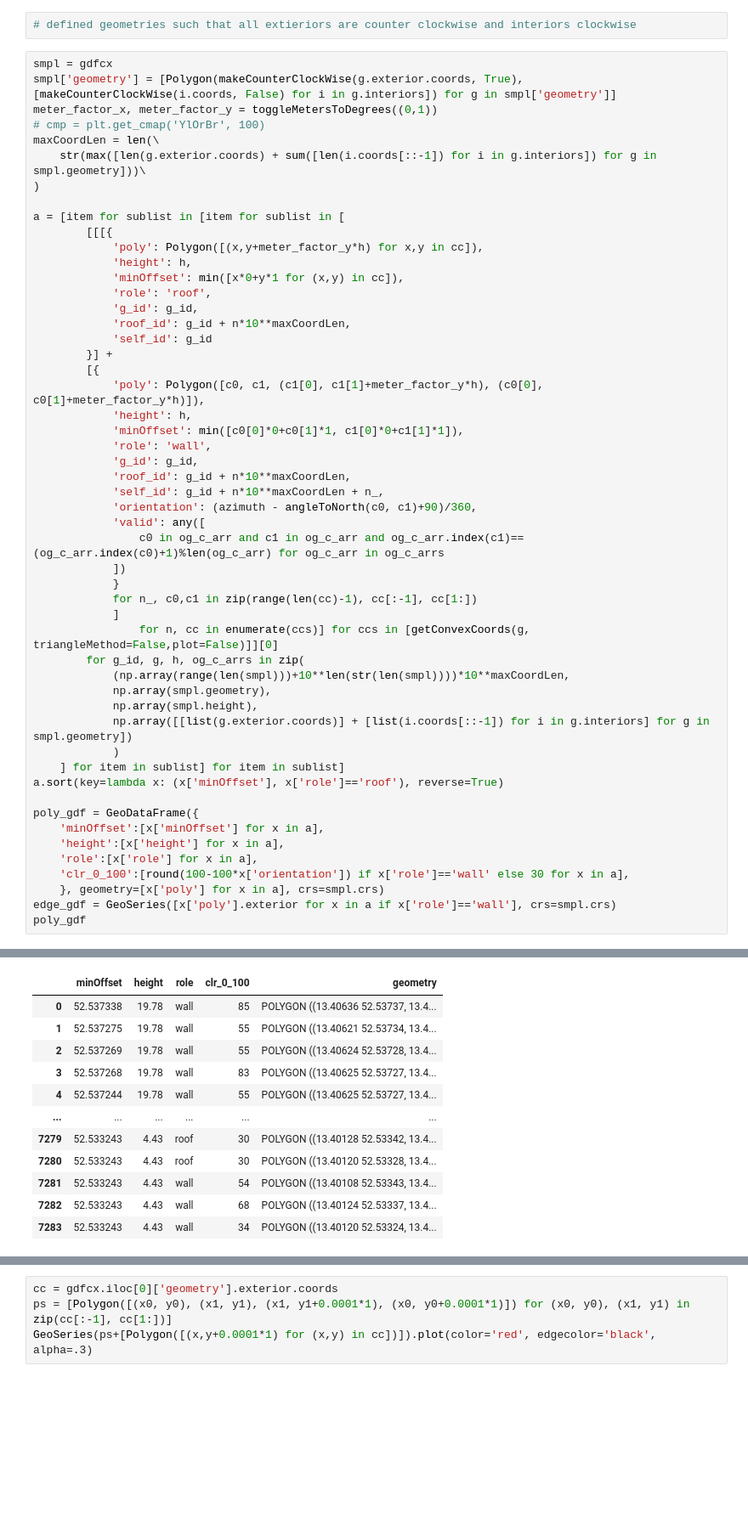
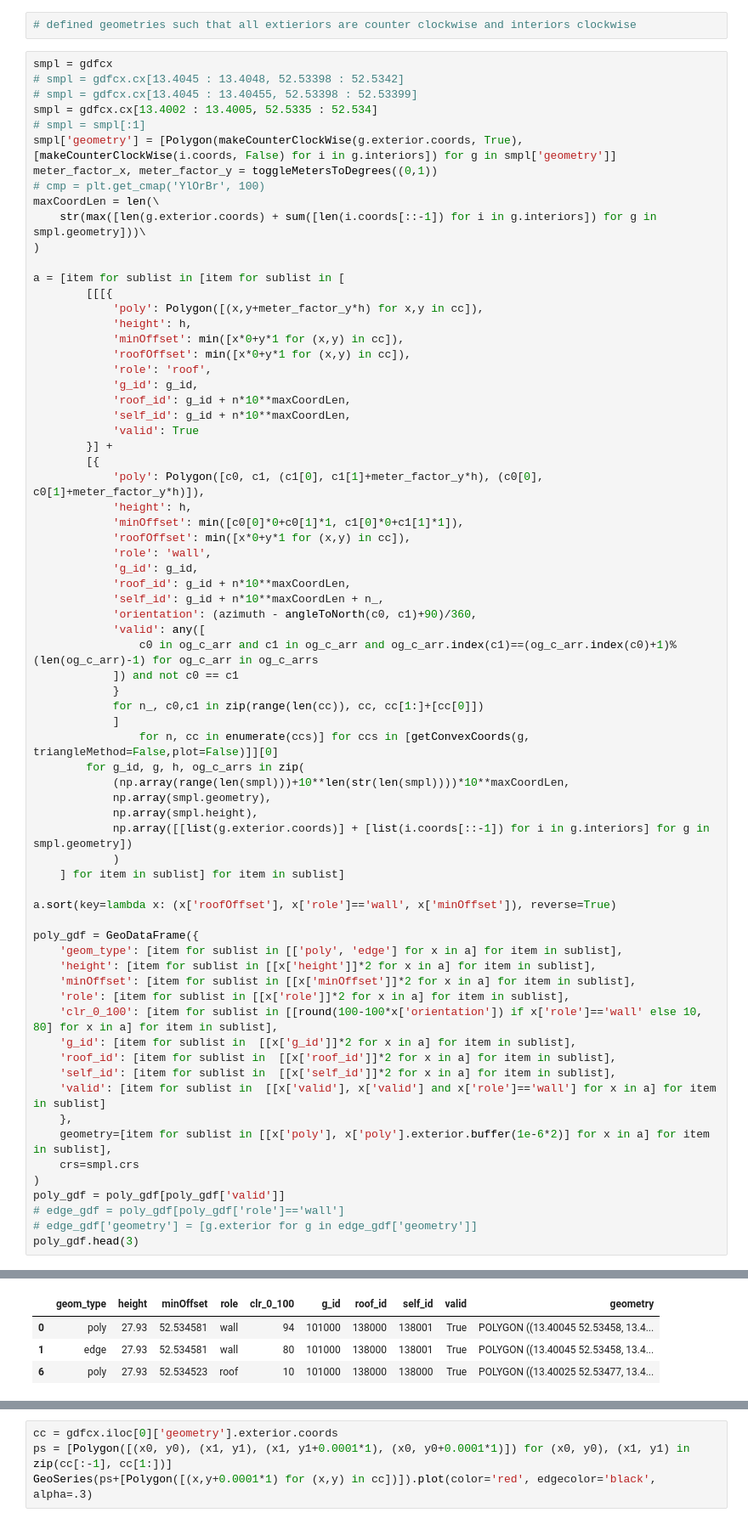
Before and after one commit to maximylius/map_visualization_algorithms, a Jupyter notebook: 3D_map.ipynb, the cells around one changed output, grey strips where cells are left out. Shown at 85% size. Saved outputs shown, nothing was run; the diff lists cells and outputs as text; blank space fills up the shorter version.

```diff
--- a/3D_map.ipynb
+++ b/3D_map.ipynb
@@ -731,6 +732,10 @@ def makeCounterClockWise(arr, bl):
 # defined geometries such that all extieriors are counter clockwise and interiors clockwise
 # %%
 smpl = gdfcx
+# smpl = gdfcx.cx[13.4045 : 13.4048, 52.53398 : 52.5342]
+# smpl = gdfcx.cx[13.4045 : 13.40455, 52.53398 : 52.53399]
+smpl = gdfcx.cx[13.4002 : 13.4005, 52.5335 : 52.534]
+# smpl = smpl[:1]
 smpl['geometry'] = [Polygon(makeCounterClockWise(g.exterior.coords, True), [makeCounterClockWise(i.coords, False) for i in g.interiors]) for g in smpl['geometry']]
 meter_factor_x, meter_factor_y = toggleMetersToDegrees((0,1))
 # cmp = plt.get_cmap('YlOrBr', 100)
@@ -743,25 +748,28 @@ a = [item for sublist in [item for sublist in [
             'poly': Polygon([(x,y+meter_factor_y*h) for x,y in cc]),
             'height': h,
             'minOffset': min([x*0+y*1 for (x,y) in cc]),
+            'roofOffset': min([x*0+y*1 for (x,y) in cc]),
             'role': 'roof',
             'g_id': g_id,
             'roof_id': g_id + n*10**maxCoordLen,
-            'self_id': g_id
+            'self_id': g_id + n*10**maxCoordLen,
+            'valid': True
         }] +
         [{
             'poly': Polygon([c0, c1, (c1[0], c1[1]+meter_factor_y*h), (c0[0], c0[1]+meter_factor_y*h)]),
             'height': h,
             'minOffset': min([c0[0]*0+c0[1]*1, c1[0]*0+c1[1]*1]),
+            'roofOffset': min([x*0+y*1 for (x,y) in cc]),
             'role': 'wall',
             'g_id': g_id,
             'roof_id': g_id + n*10**maxCoordLen,
             'self_id': g_id + n*10**maxCoordLen + n_,
             'orientation': (azimuth - angleToNorth(c0, c1)+90)/360,
             'valid': any([
-                c0 in og_c_arr and c1 in og_c_arr and og_c_arr.index(c1)==(og_c_arr.index(c0)+1)%len(og_c_arr) for og_c_arr in og_c_arrs
-            ])
+                c0 in og_c_arr and c1 in og_c_arr and og_c_arr.index(c1)==(og_c_arr.index(c0)+1)%(len(og_c_arr)-1) for og_c_arr in og_c_arrs
+            ]) and not c0 == c1
             }
-            for n_, c0,c1 in zip(range(len(cc)-1), cc[:-1], cc[1:])
+            for n_, c0,c1 in zip(range(len(cc)), cc, cc[1:]+[cc[0]])
             ]
                 for n, cc in enumerate(ccs)] for ccs in [getConvexCoords(g, triangleMethod=False,plot=False)]][0]
         for g_id, g, h, og_c_arrs in zip(
@@ -771,14 +779,25 @@ a = [item for sublist in [item for sublist in [
             np.array([[list(g.exterior.coords)] + [list(i.coords[::-1]) for i in g.interiors] for g in smpl.geometry])
             )
     ] for item in sublist] for item in sublist]
-a.sort(key=lambda x: (x['minOffset'], x['role']=='roof'), reverse=True)
+
+a.sort(key=lambda x: (x['roofOffset'], x['role']=='wall', x['minOffset']), reverse=True)
 
 poly_gdf = GeoDataFrame({
-    'minOffset':[x['minOffset'] for x in a],
-    'height':[x['height'] for x in a],
-    'role':[x['role'] for x in a],
-    'clr_0_100':[round(100-100*x['orientation']) if x['role']=='wall' else 30 for x in a],
-    }, geometry=[x['poly'] for x in a], crs=smpl.crs)
-edge_gdf = GeoSeries([x['poly'].exterior for x in a if x['role']=='wall'], crs=smpl.crs)
-poly_gdf
+    'geom_type': [item for sublist in [['poly', 'edge'] for x in a] for item in sublist],
+    'height': [item for sublist in [[x['height']]*2 for x in a] for item in sublist],
+    'minOffset': [item for sublist in [[x['minOffset']]*2 for x in a] for item in sublist],
+    'role': [item for sublist in [[x['role']]*2 for x in a] for item in sublist],
+    'clr_0_100': [item for sublist in [[round(100-100*x['orientation']) if x['role']=='wall' else 10, 80] for x in a] for item in sublist],
+    'g_id': [item for sublist in  [[x['g_id']]*2 for x in a] for item in sublist],
+    'roof_id': [item for sublist in  [[x['roof_id']]*2 for x in a] for item in sublist],
+    'self_id': [item for sublist in  [[x['self_id']]*2 for x in a] for item in sublist],
+    'valid': [item for sublist in  [[x['valid'], x['valid'] and x['role']=='wall'] for x in a] for item in sublist]
+    },
+    geometry=[item for sublist in [[x['poly'], x['poly'].exterior.buffer(1e-6*2)] for x in a] for item in sublist],
+    crs=smpl.crs
+)
+poly_gdf = poly_gdf[poly_gdf['valid']]
+# edge_gdf = poly_gdf[poly_gdf['role']=='wall']
+# edge_gdf['geometry'] = [g.exterior for g in edge_gdf['geometry']]
+poly_gdf.head(3)
 # %% [output]
@@ -785,12 +809,4 @@ poly_gdf
-|  | minOffset | height | role | clr_0_100 | geometry |
-| 0 | 52.537338 | 19.78 | wall | 85 | POLYGON ((13.40636 52.53737, 13.4... |
-| 1 | 52.537275 | 19.78 | wall | 55 | POLYGON ((13.40621 52.53734, 13.4... |
-| 2 | 52.537269 | 19.78 | wall | 55 | POLYGON ((13.40624 52.53728, 13.4... |
-| 3 | 52.537268 | 19.78 | wall | 83 | POLYGON ((13.40625 52.53727, 13.4... |
-| 4 | 52.537244 | 19.78 | wall | 55 | POLYGON ((13.40625 52.53727, 13.4... |
-| ... | ... | ... | ... | ... | ... |
-| 7279 | 52.533243 | 4.43 | roof | 30 | POLYGON ((13.40128 52.53342, 13.4... |
-| 7280 | 52.533243 | 4.43 | roof | 30 | POLYGON ((13.40120 52.53328, 13.4... |
-| 7281 | 52.533243 | 4.43 | wall | 54 | POLYGON ((13.40108 52.53343, 13.4... |
-| 7282 | 52.533243 | 4.43 | wall | 68 | POLYGON ((13.40124 52.53337, 13.4... |
-| 7283 | 52.533243 | 4.43 | wall | 34 | POLYGON ((13.40120 52.53324, 13.4... |
+|  | geom_type | height | minOffset | role | clr_0_100 | g_id | roof_id | self_id | valid | geometry |
+| 0 | poly | 27.93 | 52.534581 | wall | 94 | 101000 | 138000 | 138001 | True | POLYGON ((13.40045 52.53458, 13.4... |
+| 1 | edge | 27.93 | 52.534581 | wall | 80 | 101000 | 138000 | 138001 | True | POLYGON ((13.40045 52.53458, 13.4... |
+| 6 | poly | 27.93 | 52.534523 | roof | 10 | 101000 | 138000 | 138000 | True | POLYGON ((13.40025 52.53477, 13.4... |
```
Also changed, not shown: parts of 9 cells of this notebook, 2 other files.
